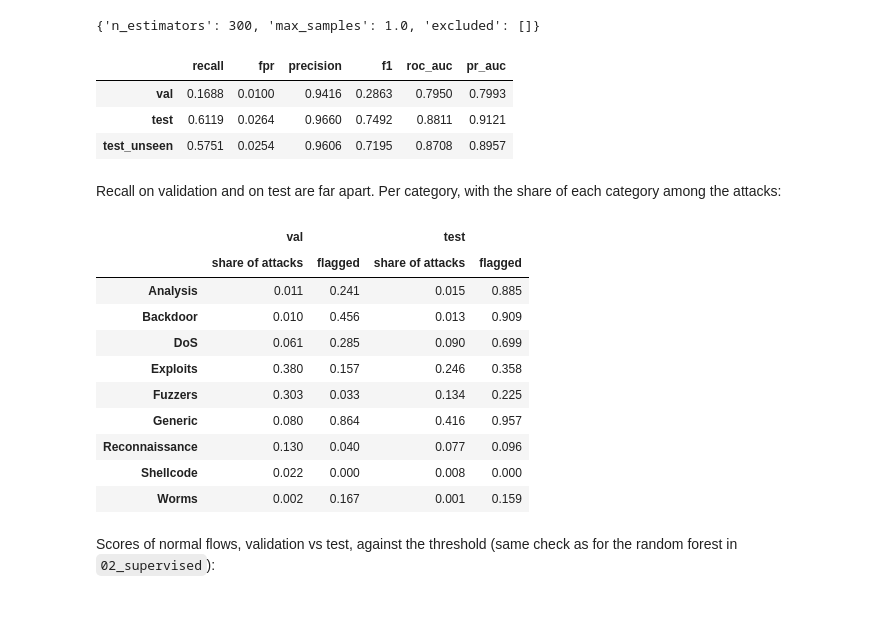
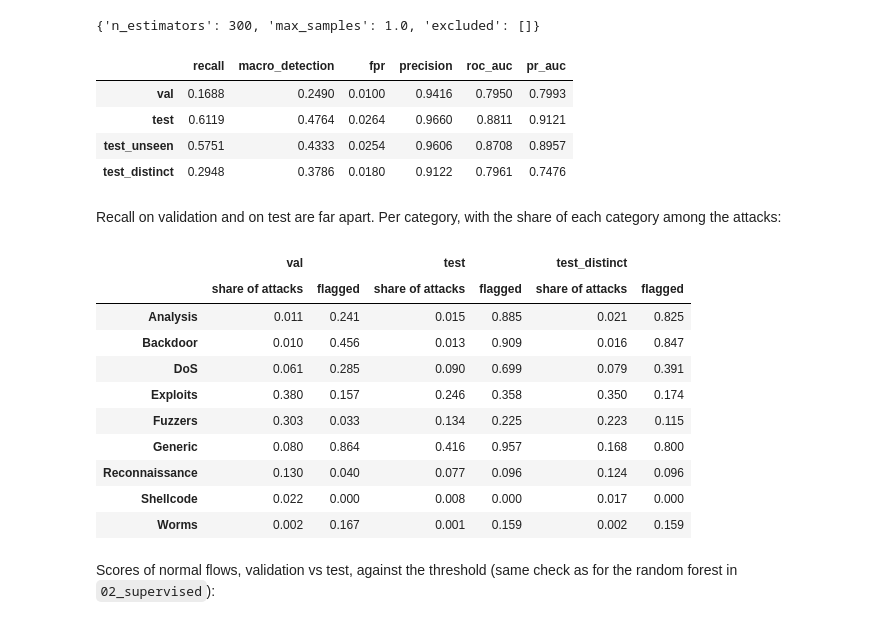
Before and after one commit to ZiGabiZi/Anomaly-detection-in-Network-traffic-using-ML, a Jupyter notebook: notebooks/03_anomaly.ipynb, the cells around one changed output. Cells and saved outputs as stored; diff of their text form; code cells hidden in the pictures.

```diff
--- a/notebooks/03_anomaly.ipynb
+++ b/notebooks/03_anomaly.ipynb
@@ -31,6 +29,7 @@ X_test = test_df[FEATURES]
 y_test = test_df["label"]
 y_test_multi = test_df["attack_cat"]
 unseen = ~overlap_with_train(train_df, test_df)
+distinct = distinct_rows(test_df)
 
 X_tr, X_val, y_tr, y_val = train_val_split(train_df, "label")
 val_categories = train_df.loc[X_val.index, "attack_cat"]
@@ -102,38 +101,39 @@ threshold = choose_threshold(y_val, s_val, "fpr", max_fpr=MAX_FPR)
 
 metrics = {
     "val": evaluate_binary(y_val, s_val, threshold, categories=val_categories),
-    **evaluate_test(evaluate_binary, y_test, s_test, unseen, categories=y_test_multi, threshold=threshold),
+    **evaluate_test(evaluate_binary, y_test, s_test, unseen, distinct, categories=y_test_multi, threshold=threshold),
 }
 save_result("IsolationForest", "binary", metrics, {"threshold_mode": "fpr", "max_fpr": MAX_FPR, **best["params"]})
 
-pd.DataFrame({k: {m: v[m] for m in ["recall", "fpr", "precision", "f1", "roc_auc", "pr_auc"]} for k, v in metrics.items()}).T.round(4)
+pd.DataFrame({k: {m: v[m] for m in ["recall", "macro_detection", "fpr", "precision", "roc_auc", "pr_auc"]} for k, v in metrics.items()}).T.round(4)
 # %% [output]
-|  | recall | fpr | precision | f1 | roc_auc | pr_auc |
-| val | 0.1688 | 0.0100 | 0.9416 | 0.2863 | 0.7950 | 0.7993 |
-| test | 0.6119 | 0.0264 | 0.9660 | 0.7492 | 0.8811 | 0.9121 |
-| test_unseen | 0.5751 | 0.0254 | 0.9606 | 0.7195 | 0.8708 | 0.8957 |
+|  | recall | macro_detection | fpr | precision | roc_auc | pr_auc |
+| val | 0.1688 | 0.2490 | 0.0100 | 0.9416 | 0.7950 | 0.7993 |
+| test | 0.6119 | 0.4764 | 0.0264 | 0.9660 | 0.8811 | 0.9121 |
+| test_unseen | 0.5751 | 0.4333 | 0.0254 | 0.9606 | 0.8708 | 0.8957 |
+| test_distinct | 0.2948 | 0.3786 | 0.0180 | 0.9122 | 0.7961 | 0.7476 |
 # %% [markdown]
 Recall on validation and on test are far apart. Per category, with the share of each category among the attacks:
 # %%
 def per_category(m):
     cats = {c: v for c, v in m["by_category"].items() if c != "Normal"}
     total = sum(v["n"] for v in cats.values())
     return pd.DataFrame({c: {"share of attacks": v["n"] / total, "flagged": v["flagged"]} for c, v in cats.items()}).T
 
 
-pd.concat({"val": per_category(metrics["val"]), "test": per_category(metrics["test"])}, axis=1).round(3)
+pd.concat({s: per_category(metrics[s]) for s in ["val", "test", "test_distinct"]}, axis=1).round(3)
 # %% [output]
-|  | val |  | test |  |
-|  | share of attacks | flagged | share of attacks | flagged |
-| Analysis | 0.011 | 0.241 | 0.015 | 0.885 |
-| Backdoor | 0.010 | 0.456 | 0.013 | 0.909 |
-| DoS | 0.061 | 0.285 | 0.090 | 0.699 |
-| Exploits | 0.380 | 0.157 | 0.246 | 0.358 |
-| Fuzzers | 0.303 | 0.033 | 0.134 | 0.225 |
-| Generic | 0.080 | 0.864 | 0.416 | 0.957 |
-| Reconnaissance | 0.130 | 0.040 | 0.077 | 0.096 |
-| Shellcode | 0.022 | 0.000 | 0.008 | 0.000 |
-| Worms | 0.002 | 0.167 | 0.001 | 0.159 |
+|  | val |  | test |  | test_distinct |  |
+|  | share of attacks | flagged | share of attacks | flagged | share of attacks | flagged |
+| Analysis | 0.011 | 0.241 | 0.015 | 0.885 | 0.021 | 0.825 |
+| Backdoor | 0.010 | 0.456 | 0.013 | 0.909 | 0.016 | 0.847 |
+| DoS | 0.061 | 0.285 | 0.090 | 0.699 | 0.079 | 0.391 |
+| Exploits | 0.380 | 0.157 | 0.246 | 0.358 | 0.350 | 0.174 |
+| Fuzzers | 0.303 | 0.033 | 0.134 | 0.225 | 0.223 | 0.115 |
+| Generic | 0.080 | 0.864 | 0.416 | 0.957 | 0.168 | 0.800 |
+| Reconnaissance | 0.130 | 0.040 | 0.077 | 0.096 | 0.124 | 0.096 |
+| Shellcode | 0.022 | 0.000 | 0.008 | 0.000 | 0.017 | 0.000 |
+| Worms | 0.002 | 0.167 | 0.001 | 0.159 | 0.002 | 0.159 |
 # %% [markdown]
 Scores of normal flows, validation vs test, against the threshold (same check as for the random forest in `02_supervised`):
 # %%
```
Also changed, not shown: parts of 10 cells of this notebook, 8 other files.
